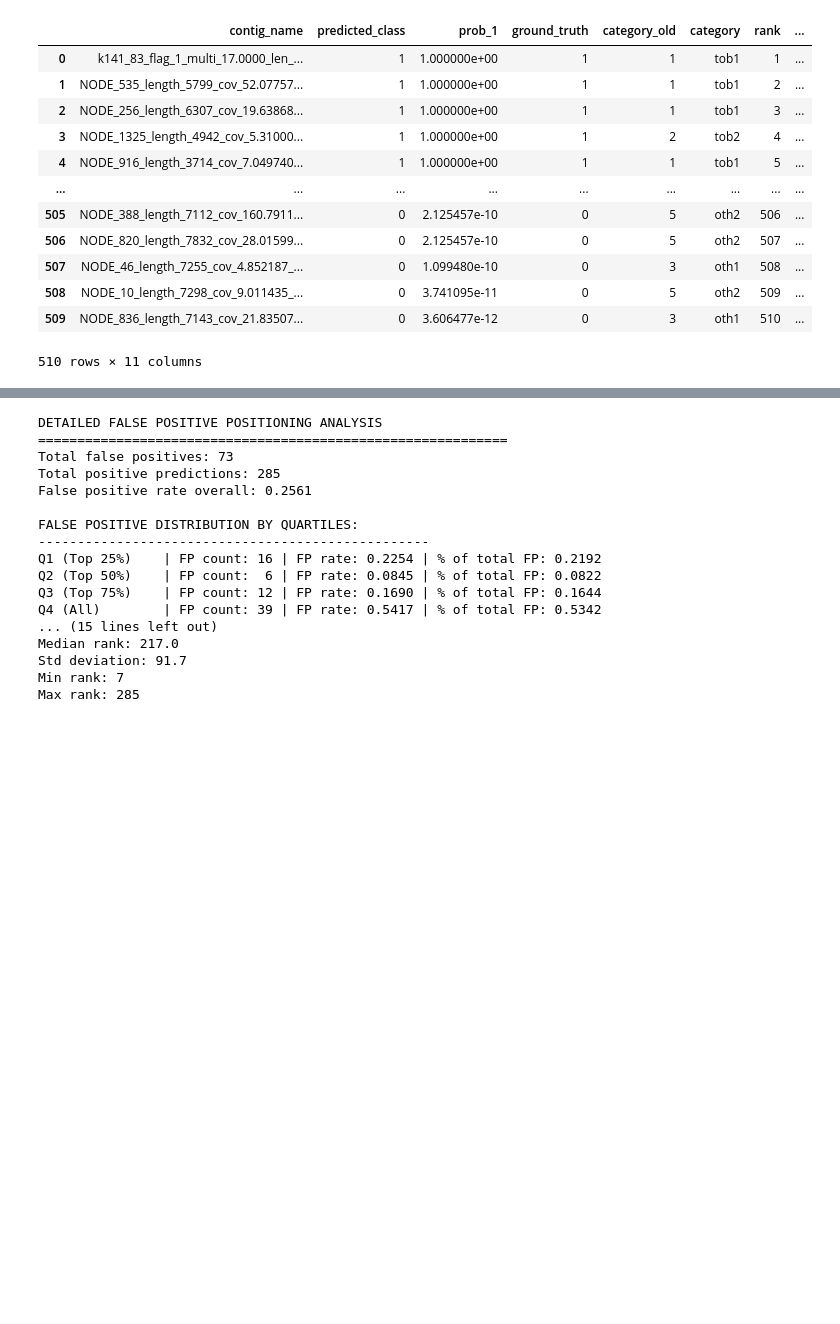
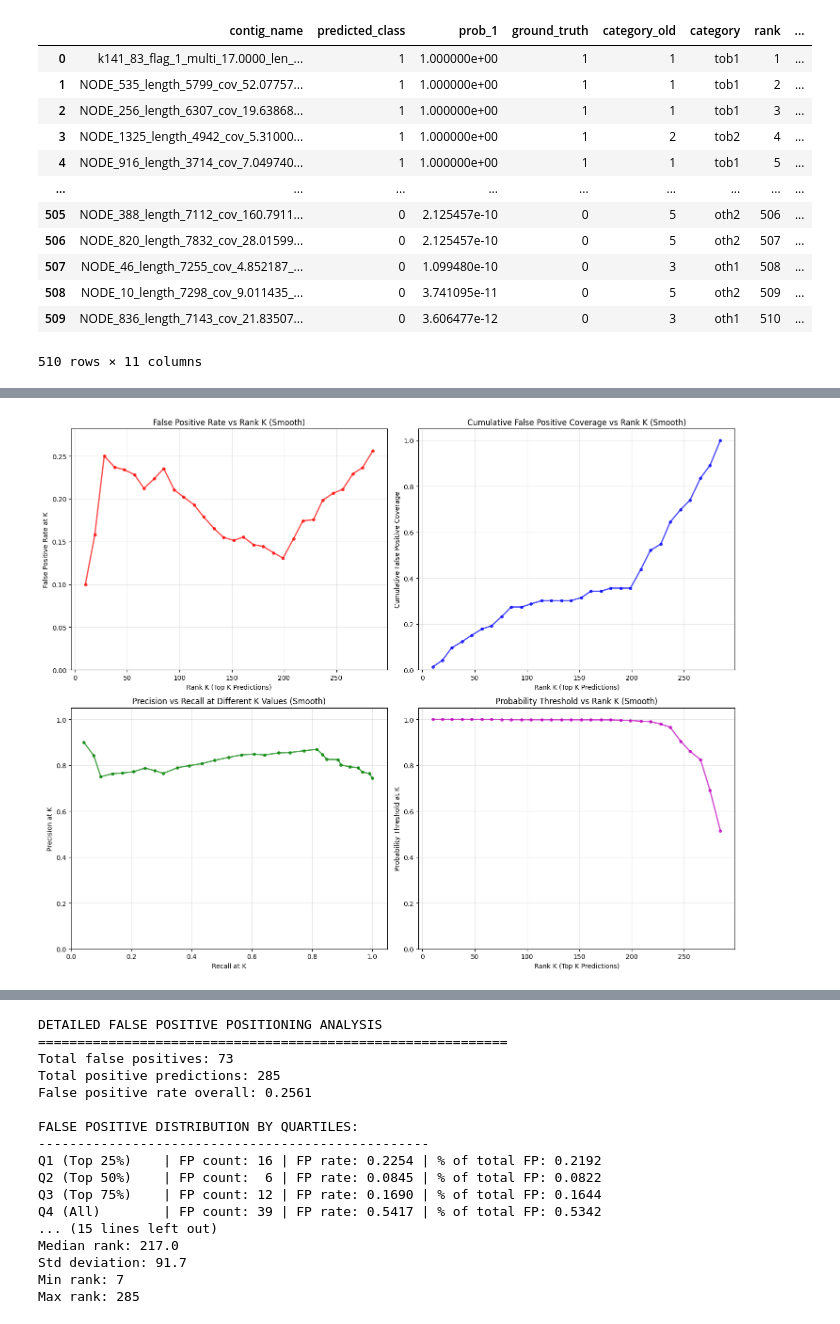
Before and after one commit to nezapajek/project-tobamo, a Jupyter notebook: analysis/model/notebooks/F_rank-k_stats.ipynb, the cells around one changed output, grey strips where cells are left out. Saved outputs shown, nothing was run; the diff lists cells and outputs as text; code cells hidden in the pictures; blank space fills up the shorter version.

```diff
--- a/analysis/model/notebooks/F_rank-k_stats.ipynb
+++ b/analysis/model/notebooks/F_rank-k_stats.ipynb
@@ -214,0 +225,90 @@ plt.show()
+# %%
+# Alternative smooth visualization using percentage-based intervals
+def calculate_smooth_rank_stats(df, num_points=20):
+    """Calculate rank@k statistics with evenly spaced intervals for smooth visualization"""
+
+    # Get only positive predictions for ranking analysis
+    positive_preds = df[df['predicted_class'] == 1].copy()
+    total_predictions = len(positive_preds)
+
+    # Create evenly spaced k values from 10 to total_predictions
+    k_values = np.linspace(10, total_predictions, num_points, dtype=int)
+    k_values = sorted(set(k_values))  # Remove duplicates and sort
+
+    stats = []
+
+    total_fp_overall = df['is_false_positive'].sum()
+    total_tp_overall = df['is_true_positive'].sum()
+
+    for k in k_values:
+        if k > len(positive_preds):
+            k = len(positive_preds)
+
+        # Get top k predictions
+        top_k = positive_preds.head(k)
+
+        # Calculate metrics
+        total_fp_in_topk = top_k['is_false_positive'].sum()
+        total_tp_in_topk = top_k['is_true_positive'].sum()
+
+        precision_at_k = total_tp_in_topk / k if k > 0 else 0
+        recall_at_k = total_tp_in_topk / total_tp_overall if total_tp_overall > 0 else 0
+        fp_rate_at_k = total_fp_in_topk / k if k > 0 else 0
+        fp_coverage_at_k = total_fp_in_topk / total_fp_overall if total_fp_overall > 0 else 0
+
+        stats.append({
+            'k': k,
+            'precision_at_k': precision_at_k,
+            'recall_at_k': recall_at_k,
+            'false_positive_rate_at_k': fp_rate_at_k,
+            'false_positive_coverage_at_k': fp_coverage_at_k,
+            'cumulative_prob_threshold': top_k['prob_1'].iloc[-1] if len(top_k) > 0 else 0
+        })
+
+    return pd.DataFrame(stats)
+
+# Calculate smooth statistics for better visualization
+smooth_stats = calculate_smooth_rank_stats(merged_sorted, num_points=30)
+
+# Create improved visualizations
+fig, axes = plt.subplots(2, 2, figsize=(15, 12))
+
+# 1. Smooth False Positive Rate
+axes[0, 0].plot(smooth_stats['k'], smooth_stats['false_positive_rate_at_k'], 'ro-', linewidth=2, markersize=4, alpha=0.7)
+axes[0, 0].set_xlabel('Rank K (Top K Predictions)')
+axes[0, 0].set_ylabel('False Positive Rate at K')
+axes[0, 0].set_title('False Positive Rate vs Rank K (Smooth)')
+axes[0, 0].grid(True, alpha=0.3)
+axes[0, 0].set_ylim(0, max(smooth_stats['false_positive_rate_at_k']) * 1.1)
+
+# 2. Smooth Cumulative False Positive Coverage
+axes[0, 1].plot(smooth_stats['k'], smooth_stats['false_positive_coverage_at_k'], 'bo-', linewidth=2, markersize=4, alpha=0.7)
+axes[0, 1].set_xlabel('Rank K (Top K Predictions)')
+axes[0, 1].set_ylabel('Cumulative False Positive Coverage')
+axes[0, 1].set_title('Cumulative False Positive Coverage vs Rank K (Smooth)')
+axes[0, 1].grid(True, alpha=0.3)
+axes[0, 1].set_ylim(0, 1.05)
+
+# 3. Smooth Precision vs Recall curve
+axes[1, 0].plot(smooth_stats['recall_at_k'], smooth_stats['precision_at_k'], 'go-', linewidth=2, markersize=4, alpha=0.7)
+axes[1, 0].set_xlabel('Recall at K')
+axes[1, 0].set_ylabel('Precision at K')
+axes[1, 0].set_title('Precision vs Recall at Different K Values (Smooth)')
+axes[1, 0].grid(True, alpha=0.3)
+axes[1, 0].set_xlim(0, 1.05)
+axes[1, 0].set_ylim(0, 1.05)
+
+# 4. Smooth Probability thresholds
+axes[1, 1].plot(smooth_stats['k'], smooth_stats['cumulative_prob_threshold'], 'mo-', linewidth=2, markersize=4, alpha=0.7)
+axes[1, 1].set_xlabel('Rank K (Top K Predictions)')
+axes[1, 1].set_ylabel('Probability Threshold at K')
+axes[1, 1].set_title('Probability Threshold vs Rank K (Smooth)')
+axes[1, 1].grid(True, alpha=0.3)
+axes[1, 1].set_ylim(0, 1.05)
+
+plt.tight_layout()
+plt.show()
+
+print("✅ Fixed visualization issue - now using evenly spaced intervals for smooth curves!")
+# %% [output]
+[figure, added]
```
Also changed, not shown: parts of 12 cells of this notebook.
